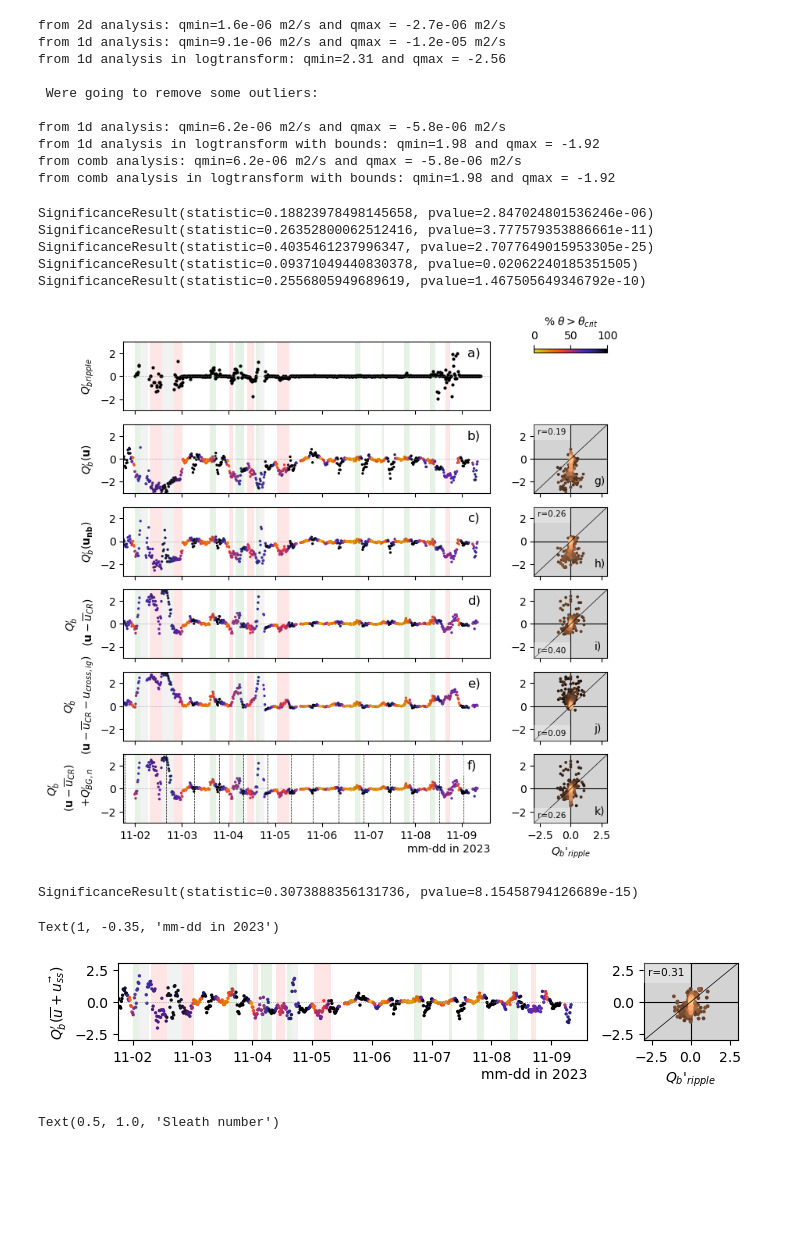
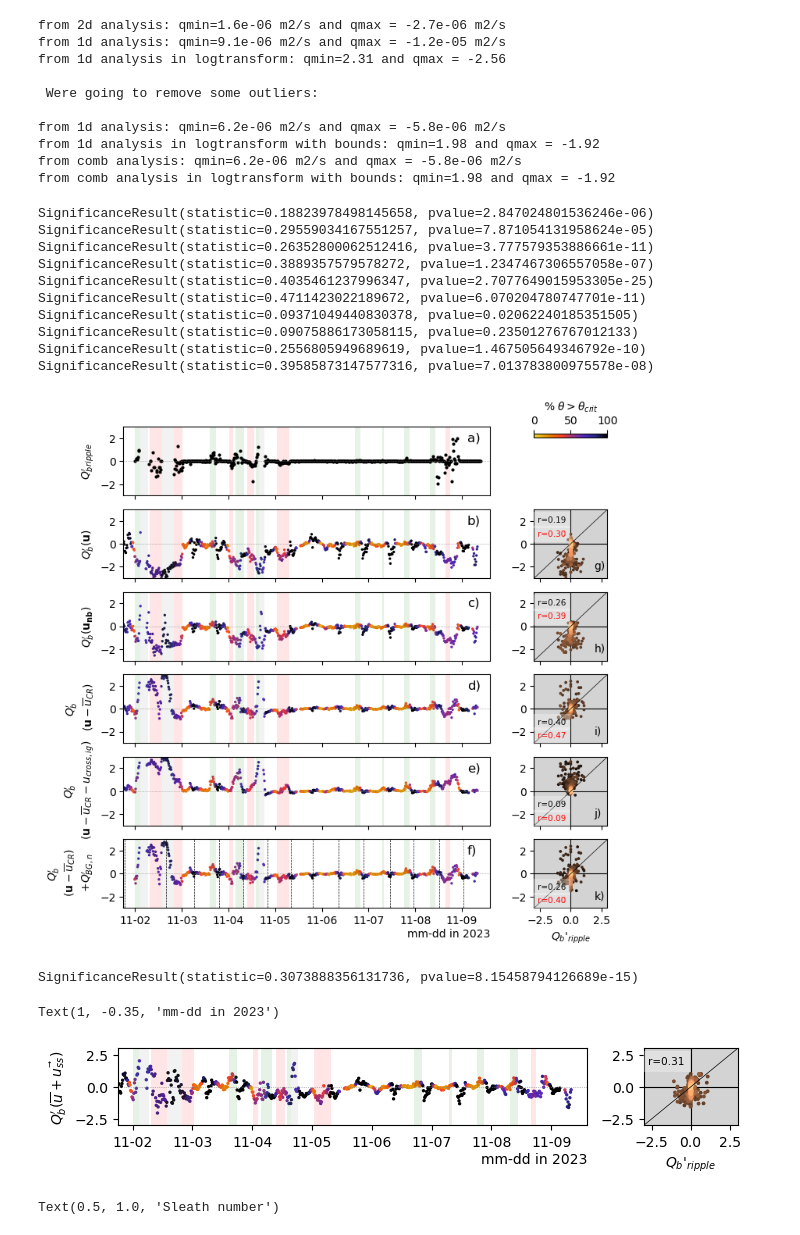
Before and after one commit to MarliesA/EURECCA, a Jupyter notebook: SEDRIB/analysis/JGROceans_figures.ipynb, the cells around one changed output. Saved outputs shown, nothing was run; the diff lists cells and outputs as text; code cells hidden in the pictures; blank space fills up the shorter version.

Commit message:
changes to figure 11

```diff
--- a/SEDRIB/analysis/JGROceans_figures.ipynb
+++ b/SEDRIB/analysis/JGROceans_figures.ipynb
@@ -22,9 +22,12 @@ import puv
 import xrMethodAccessors
 from local_functions import *
 
-plotFilePath = r'c:\checkouts\my\plotting\path'
+plotFilePath = r'c:\Users\marliesvanderl\phd\analysis\fig\paper2_profile\revision'
 
 if not os.path.exists(plotFilePath):
     os.mkdir(plotFilePath)
 
 fold = r'c:\checkouts\DataCiaran'
+
+%load_ext autoreload
+%autoreload
@@ -332,7 +338,8 @@ start = mdates.date2num( (pd.to_datetime('20231102 01:00')-pd.Timedelta('2H')).t
 middle = mdates.date2num( (pd.to_datetime('20231102 01:00')).to_pydatetime() )
 end   = mdates.date2num( (pd.to_datetime('20231102 01:00')+pd.Timedelta('2H')).to_pydatetime() )
 ax[0].add_artist(mlines.Line2D([start, middle, end, start], [ymax+0.3, ymax, ymax+0.3, ymax+0.3], lw=1.2, color='k', clip_on=False))
-
+from matplotlib.patches import Polygon
+ax[0].add_patch( Polygon([[start,ymax+0.3],[middle,ymax],[end,ymax+0.3]], closed=True,fill=True, color='red'))
 ax[1].set_ylabel('$H_{m0}$ [m]')
 ds.u_ssm.plot(label='obs', color='C0', linestyle=':', ax=tax)
 tax.set_title('')
@@ -424,7 +431,7 @@ for label, axi in zip(['a)', 'b)','c)', 'd)','e)', 'f)', 'g)'], ax):
 
 ax[-1].text(1, -0.3, 'mm-dd in 2023',transform = ax[-1].transAxes, ha='right', va='top')
 
-plt.savefig(os.path.join(plotFilePath, 'ts_hydro.png'), dpi=200, bbox_inches='tight')
+plt.savefig(os.path.join(plotFilePath, 'ts_hydro.png'), dpi=300, bbox_inches='tight')
 # %% [output]
 [figure]
 # %%
@@ -834,6 +841,7 @@ theta_eff = theta_prime_mag -theta_crit
 percexceed0 = (theta_eff>0).sum(dim='N')/len(ds.N)*100
 q0 = 1e6*bedload_ribberink98(ds, d50=d50, option=7, n=n)
 qp0= np.sign(q0)*np.log(np.abs(q0)+1)
+q0r = np.where(ds.vmig_cross_c**2>vmin, q0, np.nan)
 
 #total velocity near bed
 theta_prime_c = shields_parameter_ribberink98(ds.drop_vars(['uc', 'ul']).rename({'uc_nb':'uc', 'ul_nb':'ul'}), d50, g=g, rho_s=rho_s, rho_w=rho_w, option=7)
@@ -843,6 +851,7 @@ theta_eff = theta_prime_mag -theta_crit
 percexceed1 = (theta_eff>0).sum(dim='N')/len(ds.N)*100
 q1 = 1e6*bedload_ribberink98(ds.drop_vars(['uc', 'ul']).rename({'uc_nb':'uc', 'ul_nb':'ul'}), d50=d50, option=7, n=n)
 qp1= np.sign(q1)*np.log(np.abs(q1)+1)
+q1r = np.where(ds.vmig_cross_c**2>vmin, q1, np.nan)
 
 # u-u_cross_ripple
 theta_prime_c = shields_parameter_ribberink98(ds.drop_vars(['uc', 'ul']).rename({'uc_3':'uc', 'ul_3':'ul'}), d50, g=g, rho_s=rho_s, rho_w=rho_w, option=7)
@@ -852,6 +861,7 @@ theta_eff = theta_prime_mag -theta_crit
 percexceed5 = (theta_eff>0).sum(dim='N')/len(ds.N)*100
 q5 = 1e6*bedload_ribberink98(ds.drop_vars(['uc', 'ul']).rename({'uc_3':'uc', 'ul_3':'ul'}), d50=d50, option=7, n=n)
 qp5 = np.sign(q5)*np.log(np.abs(q5)+1)
+q5r = np.where(ds.vmig_cross_c**2>vmin, q5, np.nan)
 
 # no IG
 theta_prime_c = shields_parameter_ribberink98(ds.drop_vars(['ul', 'ucm']).rename({'ul_3':'ul'}), d50, g=g, rho_s=rho_s, rho_w=rho_w, option=49)
@@ -861,6 +871,7 @@ theta_eff = theta_prime_mag -theta_crit
 percexceed3 = (theta_eff>0).sum(dim='N')/len(ds.N)*100
 q3 = 1e6*bedload_ribberink98(ds.drop_vars(['ul', 'ucm']).rename({'ul_3':'ul'}), d50=d50, option=49, n=n)
 qp3 = np.sign(q3)*np.log(np.abs(q3)+1)
+q3r = np.where(ds.vmig_cross_c**2>vmin, q3, np.nan)
 # %%
 # transport in longshore direction!
 theta_prime_c = shields_parameter_ribberink98(ds.drop_vars(['uc', 'ul']).rename({'uc_3':'uc', 'ul_3':'ul'}), d50, g=g, rho_s=rho_s, rho_w=rho_w, option=7)
@@ -909,27 +921,27 @@ ax[0, 0].set_ylabel('$Q_b\'_{ripple}$')
 # total signal
 im = ax[1, 0].scatter(ds.t, qp0, c=percexceed0, cmap=new_cmap, vmin=0, vmax=100, s=2)
 plt.colorbar(im, label=r'% $\theta>\theta_{crit}$', ax=ax[0, 1], orientation='horizontal', location='top')
-my_density_scatter(q0, ds.Tcross.values, ax[1, 1], loc='top')
+my_density_scatter(q0, ds.Tcross.values, ax[1, 1], loc='top', qr=q0r)
 ax[1, 0].set_ylabel('$Q_b\' (\\mathbf{u})$')
 
 # # meanflow to nearbed
 ax[2, 0].scatter(ds.t, qp1, c=percexceed1, cmap=new_cmap, vmin=0, vmax=100, s=2)
-my_density_scatter(q1, ds.Tcross.values, ax[2, 1], loc='top')
+my_density_scatter(q1, ds.Tcross.values, ax[2, 1], loc='top', qr = q1r)
 ax[2, 0].set_ylabel('$Q_b\' (\\mathbf{u_{nb}})$')
 
 # ig + seaswell
 ax[3, 0].scatter(ds.t, qp5, c=percexceed5, cmap=new_cmap, vmin=0, vmax=100, s=2)
-my_density_scatter(q5, ds.Tcross.values, ax[3, 1])
+my_density_scatter(q5, ds.Tcross.values, ax[3, 1], qr = q5r)
 ax[3, 0].set_ylabel('$Q_b\'$\n $(\\mathbf{u}-\overline{u}_{CR})$')
 
 # seaswell only
 ax[4, 0].scatter(ds.t, qp3, c=percexceed3, cmap=new_cmap, vmin=0, vmax=100, s=2)
-my_density_scatter(q3, ds.Tcross.values, ax[4, 1])
+my_density_scatter(q3, ds.Tcross.values, ax[4, 1], qr = q3r)
 ax[4, 0].set_ylabel('$Q_b\'$\n $(\\mathbf{u}-\overline{u}_{CR}-{u_{cross,ig}})$')
 
 # including downslope transport
 ax[5, 0].scatter(ds.t, qp5+qpx_slope, c=percexceed5, cmap=new_cmap, vmin=0, vmax=100, s=2)
-my_density_scatter(q5+qx_slope, ds.Tcross.values, ax[5, 1])
+my_density_scatter(q5+qx_slope, ds.Tcross.values, ax[5, 1], qr = q5r+qx_slope)
 ax[5, 0].set_ylabel('$Q_b\'$\n $(\\mathbf{u}-\overline{u}_{CR})$ \n +$Q_{BG,n}\'$')
 
 # add vertical lines for the peaks in the velocity signal
@@ -956,34 +968,39 @@ for axi in ax[1:, 1]:
     axi.axvline(0, color='k', zorder=-2, linewidth=0.8)
     axi.set_xlim([-3, 3])
 for axi in ax.reshape(-1):
     axi.set_ylim([-3, 3])
 
 ax[-1, 0].xaxis.set_major_formatter(DateFormatter('%m-%d'))
 ax[-1, 1].set_xlabel('$Q_b$\'$_{ripple}$')
 ax[-1, 0].text(1, -0.3, 'mm-dd in 2023',transform = ax[-1, 0].transAxes, ha='right', va='top')
 
 fig.align_ylabels()
 
 # numbering of subpanels
 import matplotlib.transforms as mtransforms
 trans = mtransforms.ScaledTranslation(6 / 72, -5 / 72, fig.dpi_scale_trans)
 for label, axi in zip(['a)', 'b)','c)', 'd)','e)', 'f)'], ax[:,0]):
     t = axi.text(0.92, 1.0, label, transform=axi.transAxes + trans,
             fontsize='large', verticalalignment='top')
     t.set_bbox(dict(facecolor='white', alpha=0.5, edgecolor='None'))
 for label, axi in zip(['g)','h)', 'i)', 'j)', 'k)'], ax[1:,1]):
     t = axi.text(0.73, 0.33, label, transform=axi.transAxes + trans,
             fontsize='medium', verticalalignment='top')
     t.set_bbox(dict(facecolor='None', alpha=0.5, edgecolor='None'))
 
 plt.savefig(os.path.join(plotFilePath, 'bed_load_transport.png'), dpi=200, bbox_inches='tight')
 # %% [output]
 SignificanceResult(statistic=0.18823978498145658, pvalue=2.847024801536246e-06)
+SignificanceResult(statistic=0.29559034167551257, pvalue=7.871054131958624e-05)
 SignificanceResult(statistic=0.26352800062512416, pvalue=3.777579353886661e-11)
+SignificanceResult(statistic=0.3889357579578272, pvalue=1.2347467306557058e-07)
 SignificanceResult(statistic=0.4035461237996347, pvalue=2.7077649015953305e-25)
+SignificanceResult(statistic=0.4711423022189672, pvalue=6.070204780747701e-11)
 SignificanceResult(statistic=0.09371049440830378, pvalue=0.02062240185351505)
+SignificanceResult(statistic=0.09075886173058115, pvalue=0.23501276767012133)
 SignificanceResult(statistic=0.2556805949689619, pvalue=1.467505649346792e-10)
+SignificanceResult(statistic=0.39585873147577316, pvalue=7.013783800975578e-08)
-[figure, old version]
+[figure, new version]
 # %%
 # REBUTTAL FIGURE
 fig, ax = plt.subplots(1,2, figsize=[8,1], gridspec_kw={"width_ratios":[5, 1]})
@@ -1009,7 +1026,7 @@ ax[0].text(1, -0.35, 'mm-dd in 2023',transform = ax[0].transAxes, ha='right', va
 # %% [output]
 SignificanceResult(statistic=0.3073888356131736, pvalue=8.15458794126689e-15)
 Text(1, -0.35, 'mm-dd in 2023')
-[figure, old version]
+[figure, new version]
 # %%
 # Evaluate the Sleath number during the observed migration events, and see how they compare to the values reported in the literature.
 
```
Also changed, not shown: parts of 6 cells of this notebook, 1 other file.
